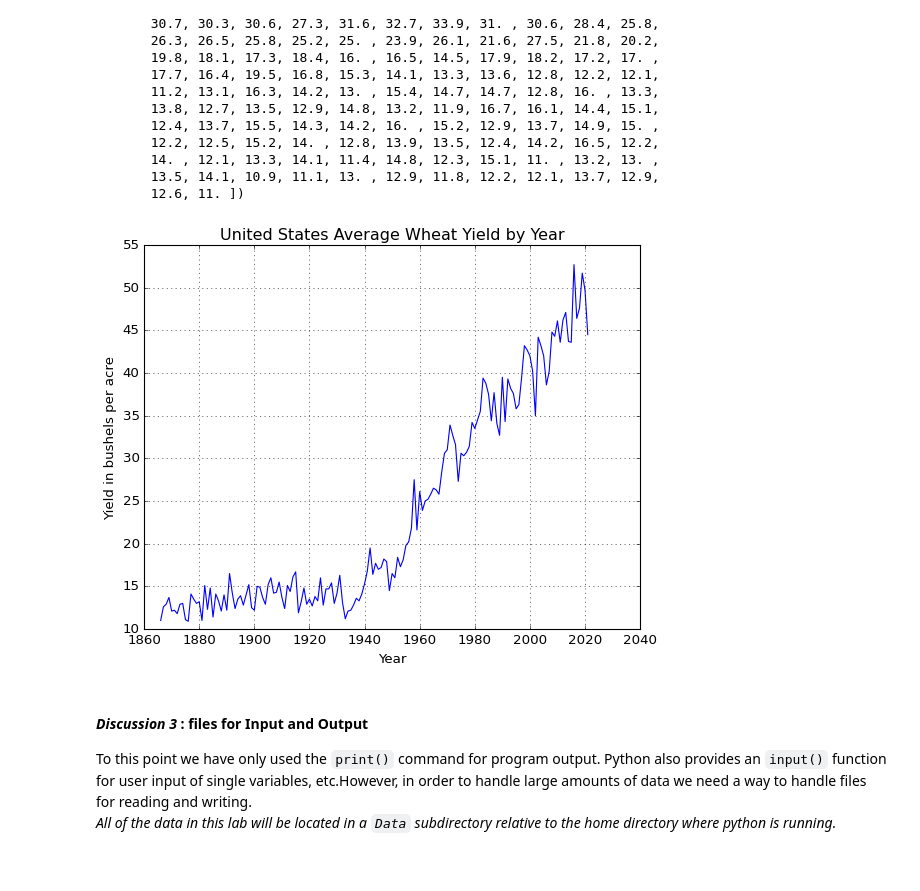
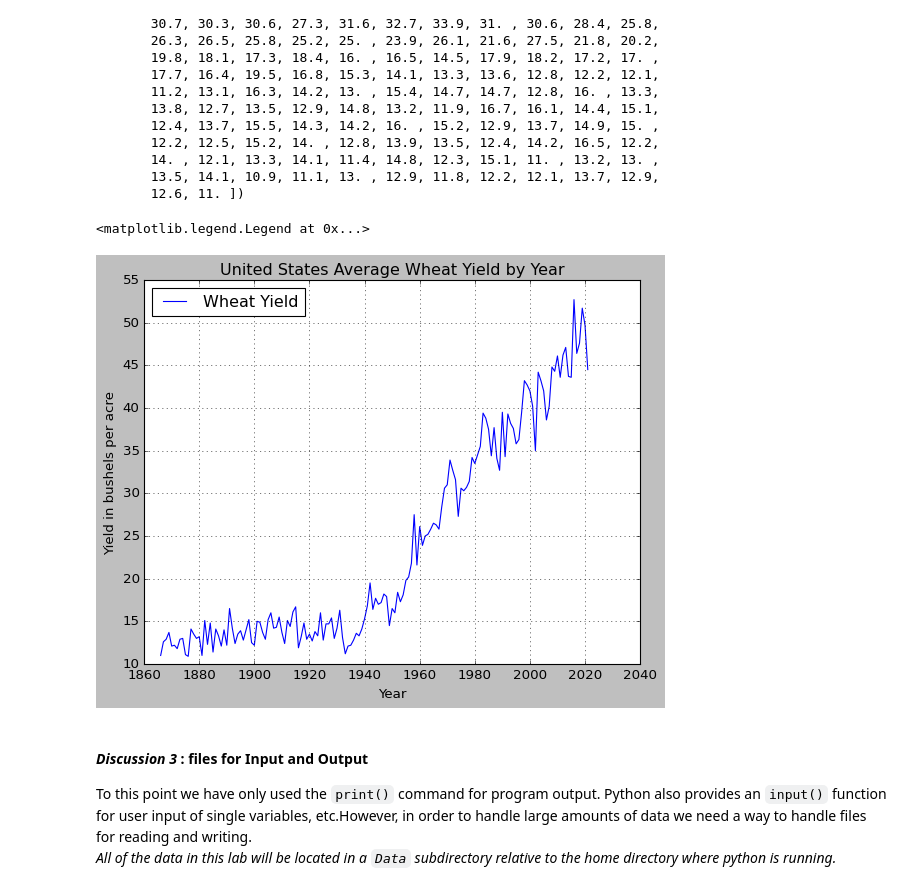
Before and after one commit to oats-center/PythonInDigitalAg, a Jupyter notebook: Demonstration Workbook 2.ipynb, the cells around one changed output. Cells and saved outputs as stored; diff of their text form; code cells hidden in the pictures.

```diff
--- a/Demonstration Workbook 2.ipynb
+++ b/Demonstration Workbook 2.ipynb
@@ -262,14 +268,16 @@ array([44.5, 49.7, 51.7, 47.6, 46.4, 52.7, 43.6, 43.7, 47.1, 46.2, 43.6,
 # %%
 # Plotting the corn yield trend
 fig = plt.figure()
 plt.style.use('classic')
-plt.plot(dates, yields)
+plt.plot(dates, yields, label="Wheat Yield")
 plt.title("United States Average Wheat Yield by Year")
 plt.xlabel("Year")
 plt.ylabel("Yield in bushels per acre")
 plt.grid()
+plt.legend( loc='upper left')
 # %% [output]
+<matplotlib.legend.Legend at 0x...>
-[figure, old version]
+[figure, new version]
 # %% [markdown]
 #### *Discussion 3* : files for Input and Output
 To this point we have only used the `print()` command for program output. Python also provides an `input()` function for user input of single variables, etc.However, in order to handle large amounts of data we need a way to handle files for reading and writing.
```
Also changed, not shown: parts of 24 cells of this notebook, 13 other files.
